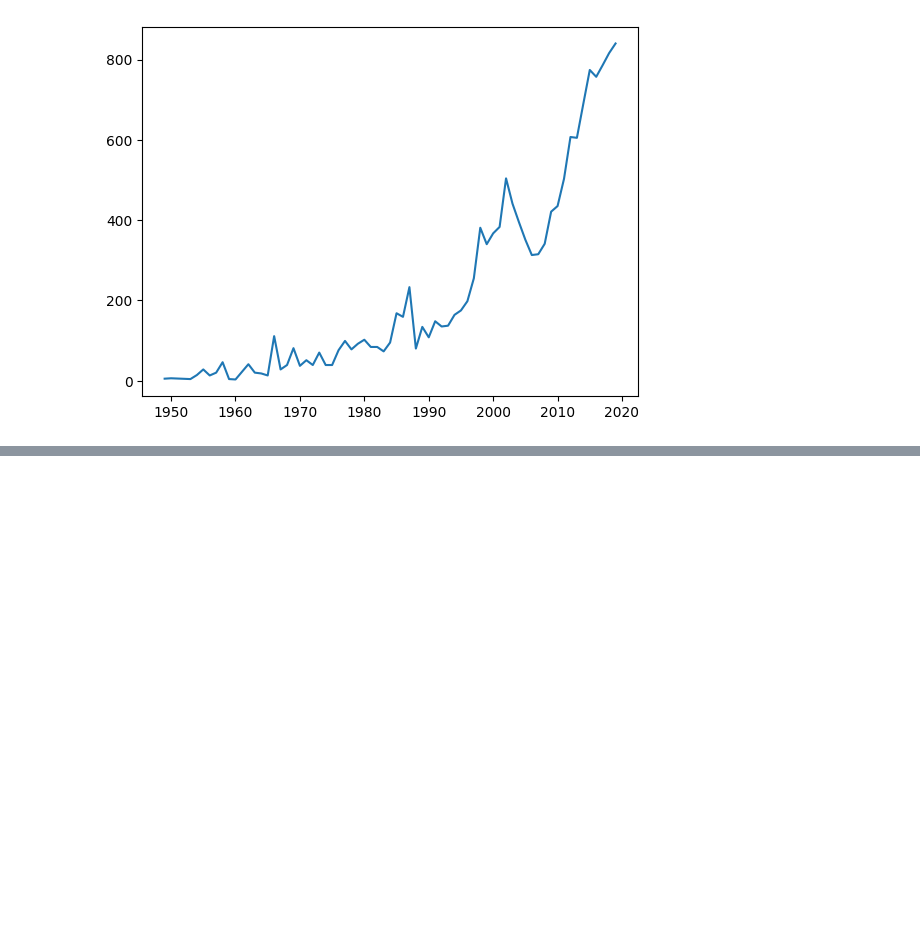
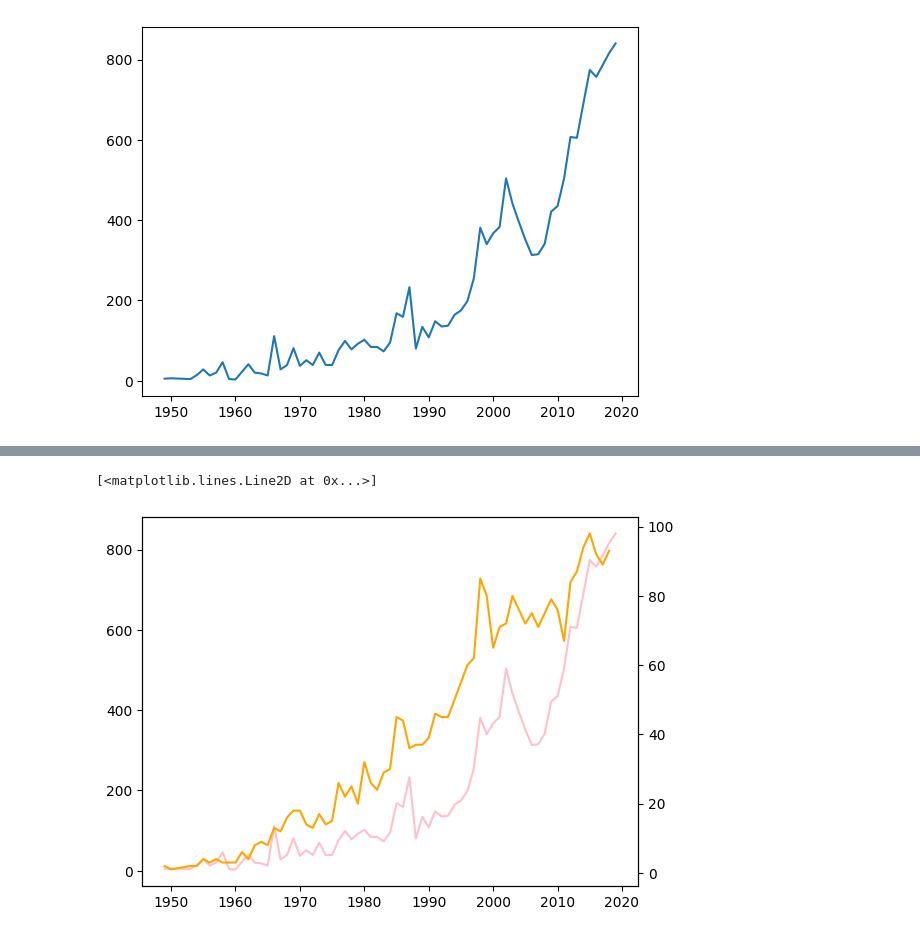
Before and after one commit to Slim-junior/Data-Science-Pds, a Jupyter notebook: Untitled4.ipynb, the cells around one changed output, grey strips where cells are left out. Saved outputs shown, nothing was run; the diff lists cells and outputs as text; code cells hidden in the pictures; blank space fills up the shorter version.

```diff
--- a/Untitled4.ipynb
+++ b/Untitled4.ipynb
@@ -87,0 +109,9 @@ plt.plot(sets_by_year.iloc[:-2].index, sets_by_year.iloc[:-2].set_num)
+# %%
+ax1 = plt.gca() #get axes
+ax2 = ax1.twinx()
+
+ax1.plot(sets_by_year.iloc[:-2].index, sets_by_year.iloc[:-2].set_num,'pink')
+ax2.plot(themes_as_year.iloc[:-3].index, themes_as_year.iloc[:-3].nr_themes, color='orange')
+# %% [output]
+[<matplotlib.lines.Line2D at 0x...>]
+[figure, added]
```
Also changed, not shown: parts of 18 cells of this notebook.
